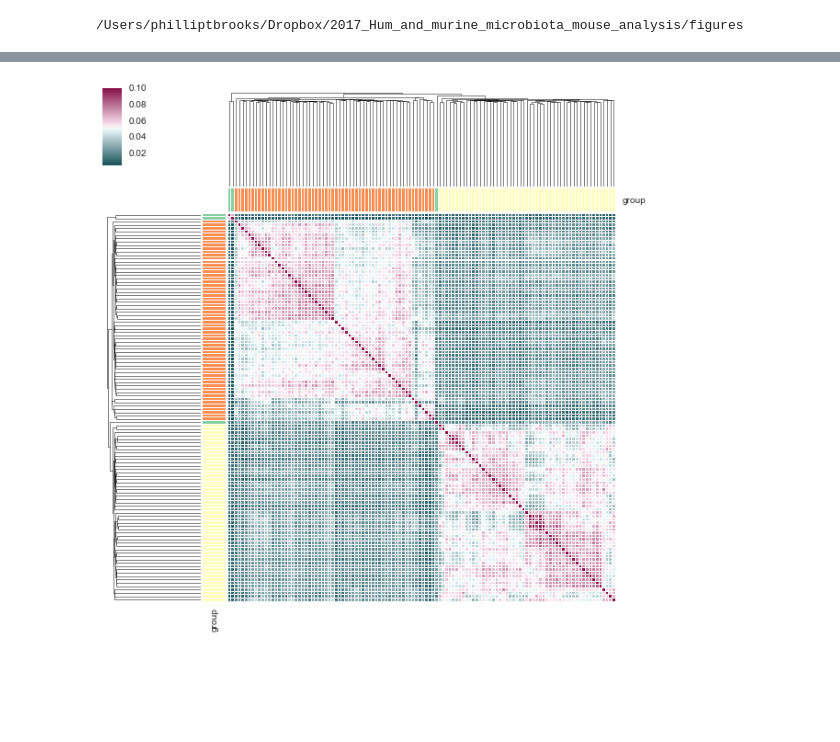
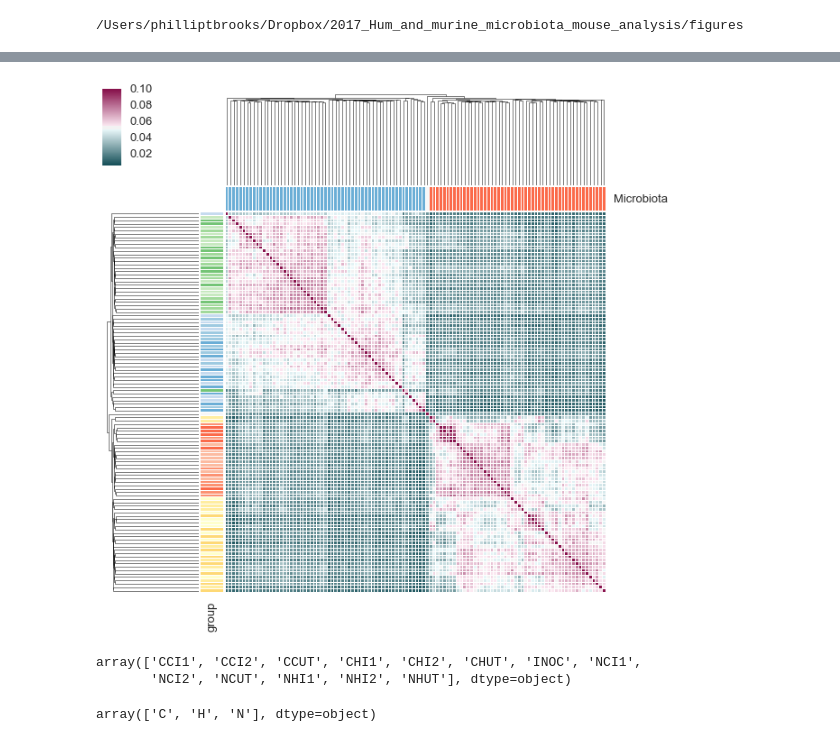
Before and after one commit to brooksph/2017_Hum_and_murine_microbiota_mouse_analysis, a Jupyter notebook: figures/Comparing_MC57_and_MC58_signatures.ipynb, the cells around one changed output, grey strips where cells are left out. Drawn from its saved outputs; the diff is of its cells as text; code cells hidden in the pictures; blank space fills up the shorter version.

```diff
--- a/figures/Comparing_MC57_and_MC58_signatures.ipynb
+++ b/figures/Comparing_MC57_and_MC58_signatures.ipynb
@@ -72,6 +72,6 @@ sns.clustermap(data, col_cluster=True, row_cluster=True, linewidths=.5, figsize=
 # %%
 data_with_groups = data.copy()
 # %%
-data_with_groups['group'] = data_with_groups.index.str[0:1]
+data_with_groups['group'] = data_with_groups.index.str[0:4]
 data_with_groups
 # %% [output]
@@ -95,0 +96,4 @@ data_with_groups
+# %%
+data_with_group = data.copy()
+data_with_group['Microbiota'] = data_with_group.index.str[1:2]
+data_with_groups
@@ -96,10 +119,21 @@ data_with_groups
+# %%
+#['CCI1', 'CCI2', 'CCUT', 'CHI1', 'CHI2', 'CHUT', 'INOC', 'NCI1','NCI2', 'NCUT', 'NHI1', 'NHI2', 'NHUT']
+#Conventional C57 = Shades of Orange
+#Conventional NOD = Shades of red
+#Humanized C57 = Shades of Green
+#Humanized NOD = Shades of blue
+#Inoculum = White
+colors = ['#ffffcc','#ffeda0','#fed976','#c7e9c0','#a1d99b','#74c476','#f7f7f7','#fcbba1','#fc9272','#fb6a4a','#c6dbef','#9ecae1','#6baed6']
+
+#Conventional microbiota is red and humanized micrbiota blue
+colors2 = ['#fb6a4a','#6baed6', "#f7f7f7"]
 # %%
-network_pal=sns.color_palette('Spectral', len(data_with_groups.group.unique()))
+network_pal=sns.color_palette(colors)
 network_lut = dict(zip(data_with_groups.group.unique(), network_pal))
 networks = data_with_groups.group
 network_colors = pd.Series(networks).map(network_lut)
 
-network_pal=sns.color_palette('Spectral', len(data_with_groups.group.unique()))
-network_lut = dict(zip(data_with_groups.group.unique(), network_pal))
-networks = data_with_groups.group
+network_pal=sns.color_palette(colors2)
+network_lut = dict(zip(data_with_group.Microbiota.unique(), network_pal))
+networks = data_with_group.Microbiota
 network_colors2 = pd.Series(networks).map(network_lut)
@@ -106,14 +142,23 @@ network_colors2 = pd.Series(networks).map(network_lut)
 # %%
 cmap = sns.diverging_palette(h_neg=210, h_pos=350, s=90, l=30, as_cmap=True)
 o = sns.clustermap(data_with_groups.iloc[:,:-1],
                    vmax= .1,
                    linewidths=.005,
                    row_colors=network_colors,
                    col_colors=network_colors2,
                    cmap=cmap)
 o.ax_heatmap.set_xticklabels('')
 o.ax_heatmap.set_yticklabels('')
-
-p = sns.set_context("poster")
+sns.set_context("talk")
+o.savefig("MC58_and_MC57_signature_comparison.png")
 # %% [output]
-[figure, old version]
+[figure, new version]
+# %%
+data_with_groups.group.unique()
+# %% [output]
+array(['CCI1', 'CCI2', 'CCUT', 'CHI1', 'CHI2', 'CHUT', 'INOC', 'NCI1',
+       'NCI2', 'NCUT', 'NHI1', 'NHI2', 'NHUT'], dtype=object)
+# %%
+data_with_group.Microbiota.unique()
+# %% [output]
+array(['C', 'H', 'N'], dtype=object)
```
Also changed, not shown: parts of 9 cells of this notebook, 2 other files.
